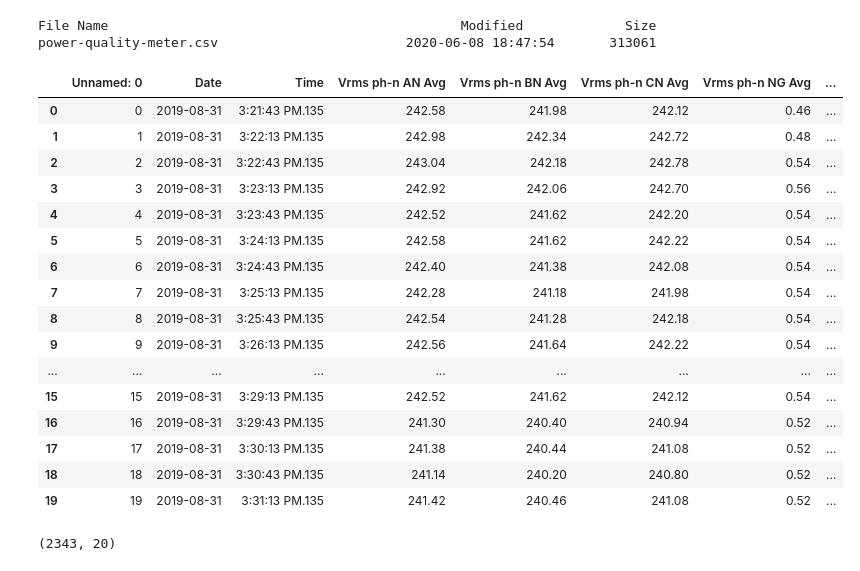
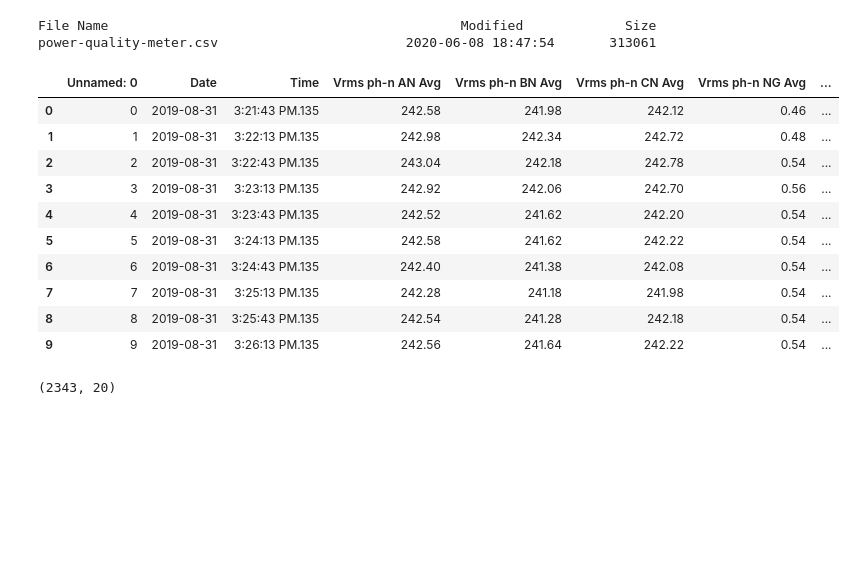
Before and after one commit to RoyalDhee/ML_Projects, a Jupyter notebook: power_quality_meter.ipynb, the cells around one changed output. Cells and saved outputs as stored; diff of their text form; code cells hidden in the pictures; blank space fills up the shorter version.

```diff
--- a/power_quality_meter.ipynb
+++ b/power_quality_meter.ipynb
@@ -20,25 +22,19 @@ with zipfile.ZipFile(zip_path) as z:
     with z.open('power-quality-meter.csv') as f:
         meter = pd.read_csv(f,sep = ",")
 # %%
-meter.head(20)
+meter.head(10)
 # %% [output]
 |  | Unnamed: 0 | Date | Time | Vrms ph-n AN Avg | Vrms ph-n BN Avg | Vrms ph-n CN Avg | Vrms ph-n NG Avg | ... |
 | 0 | 0 | 2019-08-31 | 3:21:43 PM.135 | 242.58 | 241.98 | 242.12 | 0.46 | ... |
 | 1 | 1 | 2019-08-31 | 3:22:13 PM.135 | 242.98 | 242.34 | 242.72 | 0.48 | ... |
 | 2 | 2 | 2019-08-31 | 3:22:43 PM.135 | 243.04 | 242.18 | 242.78 | 0.54 | ... |
 | 3 | 3 | 2019-08-31 | 3:23:13 PM.135 | 242.92 | 242.06 | 242.70 | 0.56 | ... |
 | 4 | 4 | 2019-08-31 | 3:23:43 PM.135 | 242.52 | 241.62 | 242.20 | 0.54 | ... |
 | 5 | 5 | 2019-08-31 | 3:24:13 PM.135 | 242.58 | 241.62 | 242.22 | 0.54 | ... |
 | 6 | 6 | 2019-08-31 | 3:24:43 PM.135 | 242.40 | 241.38 | 242.08 | 0.54 | ... |
 | 7 | 7 | 2019-08-31 | 3:25:13 PM.135 | 242.28 | 241.18 | 241.98 | 0.54 | ... |
 | 8 | 8 | 2019-08-31 | 3:25:43 PM.135 | 242.54 | 241.28 | 242.18 | 0.54 | ... |
 | 9 | 9 | 2019-08-31 | 3:26:13 PM.135 | 242.56 | 241.64 | 242.22 | 0.54 | ... |
-| ... | ... | ... | ... | ... | ... | ... | ... | ... |
-| 15 | 15 | 2019-08-31 | 3:29:13 PM.135 | 242.52 | 241.62 | 242.12 | 0.54 | ... |
-| 16 | 16 | 2019-08-31 | 3:29:43 PM.135 | 241.30 | 240.40 | 240.94 | 0.52 | ... |
-| 17 | 17 | 2019-08-31 | 3:30:13 PM.135 | 241.38 | 240.44 | 241.08 | 0.52 | ... |
-| 18 | 18 | 2019-08-31 | 3:30:43 PM.135 | 241.14 | 240.20 | 240.80 | 0.52 | ... |
-| 19 | 19 | 2019-08-31 | 3:31:13 PM.135 | 241.42 | 240.46 | 241.08 | 0.52 | ... |
 # %%
 meter.shape
 # %% [output]
```
Also changed, not shown: parts of 13 cells of this notebook.
